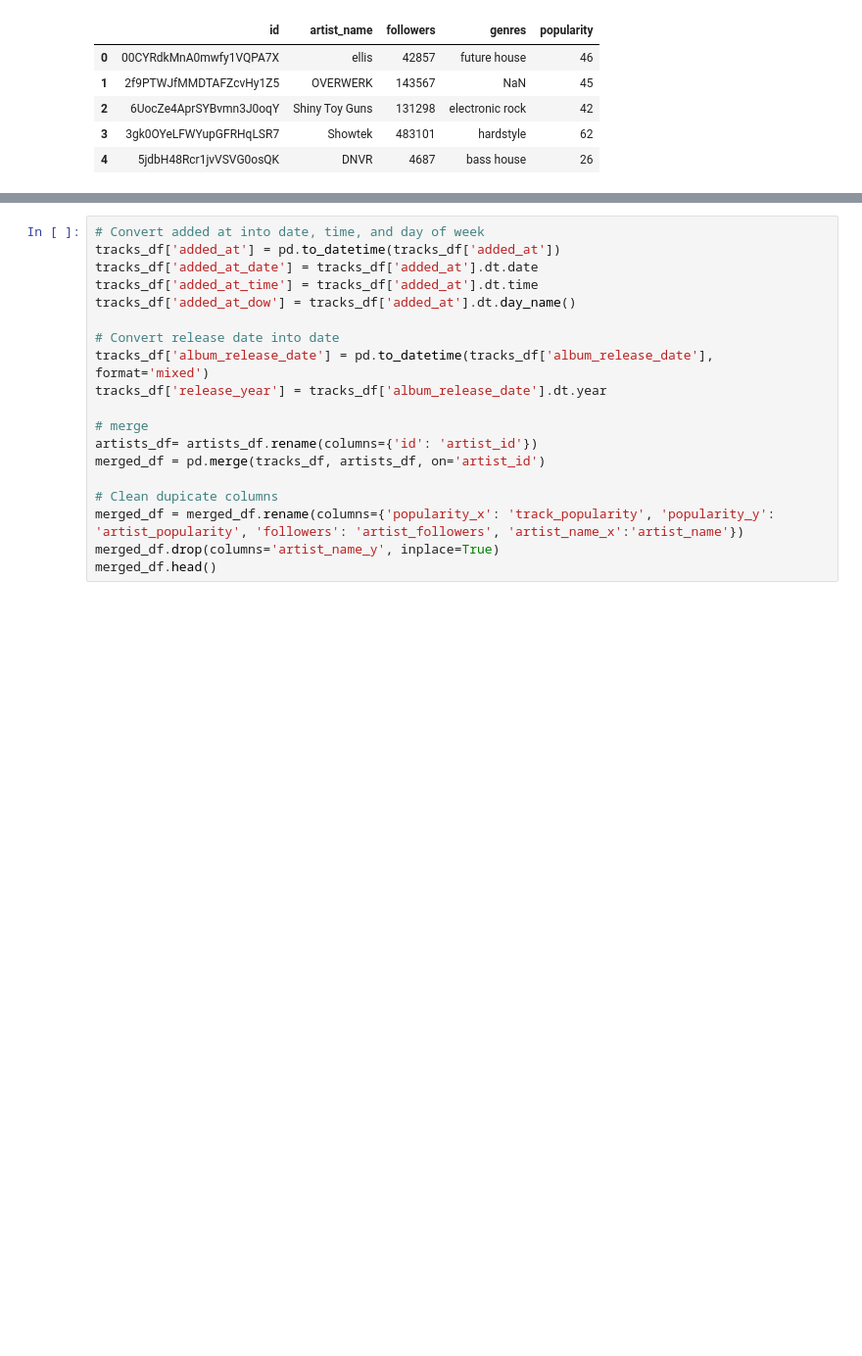
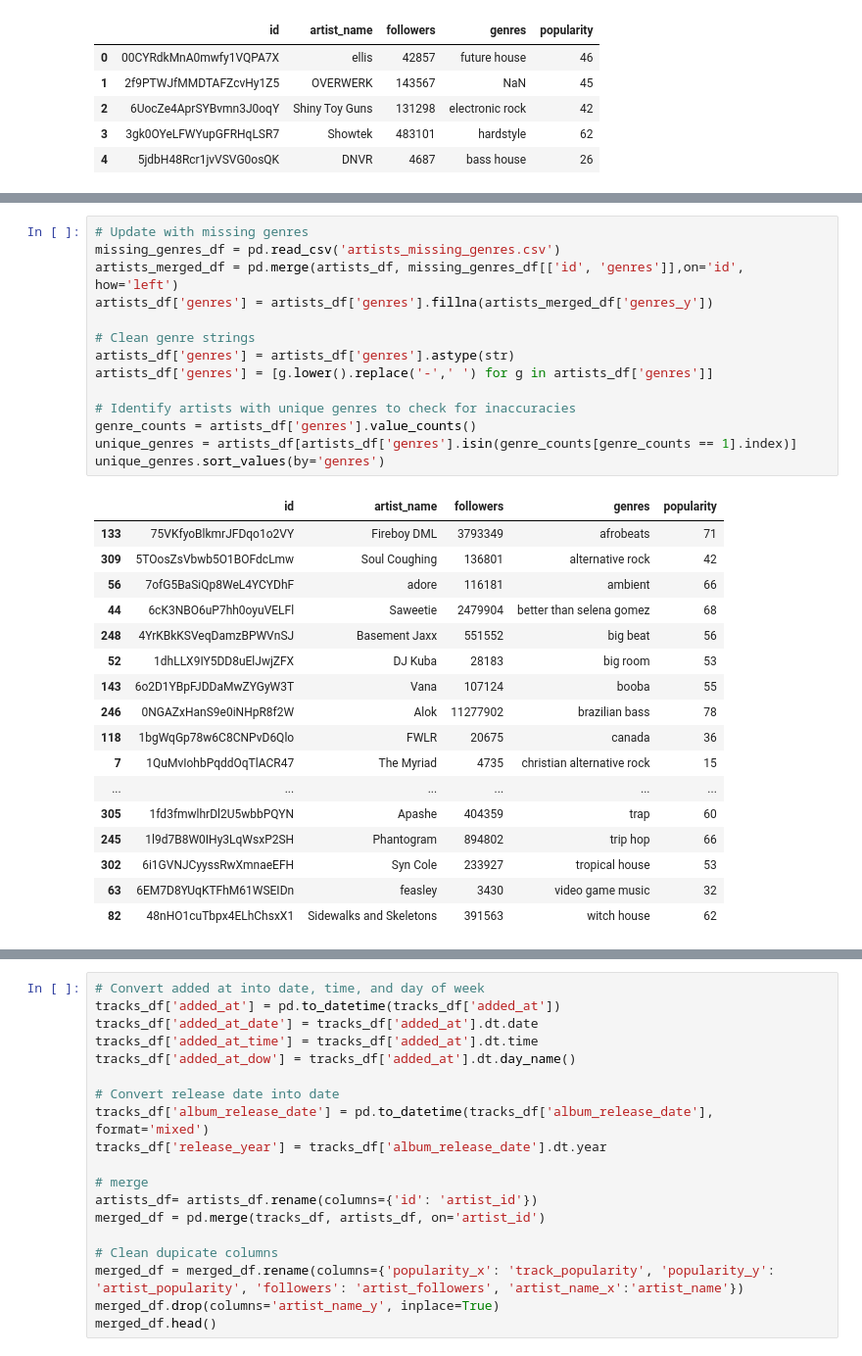
Before and after one commit to jacqhorizon/spotify-data-analysis, a Jupyter notebook: analysis.ipynb, the cells around one changed output, grey strips where cells are left out. Shown at 98% size. Cells and saved outputs as stored; diff of their text form; blank space fills up the shorter version.

```diff
--- a/analysis.ipynb
+++ b/analysis.ipynb
@@ -25,0 +39,32 @@ artists_df.head()
+# %%
+# Update with missing genres
+missing_genres_df = pd.read_csv('artists_missing_genres.csv')
+artists_merged_df = pd.merge(artists_df, missing_genres_df[['id', 'genres']],on='id', how='left')
+artists_df['genres'] = artists_df['genres'].fillna(artists_merged_df['genres_y'])
+
+# Clean genre strings
+artists_df['genres'] = artists_df['genres'].astype(str)
+artists_df['genres'] = [g.lower().replace('-',' ') for g in artists_df['genres']]
+
+# Identify artists with unique genres to check for inaccuracies
+genre_counts = artists_df['genres'].value_counts()
+unique_genres = artists_df[artists_df['genres'].isin(genre_counts[genre_counts == 1].index)]
+unique_genres.sort_values(by='genres')
+# %% [output]
+|  | id | artist_name | followers | genres | popularity |
+| 133 | 75VKfyoBlkmrJFDqo1o2VY | Fireboy DML | 3793349 | afrobeats | 71 |
+| 309 | 5TOosZsVbwb5O1BOFdcLmw | Soul Coughing | 136801 | alternative rock | 42 |
+| 56 | 7ofG5BaSiQp8WeL4YCYDhF | adore | 116181 | ambient | 66 |
+| 44 | 6cK3NBO6uP7hh0oyuVELFl | Saweetie | 2479904 | better than selena gomez | 68 |
+| 248 | 4YrKBkKSVeqDamzBPWVnSJ | Basement Jaxx | 551552 | big beat | 56 |
+| 52 | 1dhLLX9IY5DD8uElJwjZFX | DJ Kuba | 28183 | big room | 53 |
+| 143 | 6o2D1YBpFJDDaMwZYGyW3T | Vana | 107124 | booba | 55 |
+| 246 | 0NGAZxHanS9e0iNHpR8f2W | Alok | 11277902 | brazilian bass | 78 |
+| 118 | 1bgWqGp78w6C8CNPvD6Qlo | FWLR | 20675 | canada | 36 |
+| 7 | 1QuMvIohbPqddOqTlACR47 | The Myriad | 4735 | christian alternative rock | 15 |
+| ... | ... | ... | ... | ... | ... |
+| 305 | 1fd3fmwlhrDl2U5wbbPQYN | Apashe | 404359 | trap | 60 |
+| 245 | 1l9d7B8W0IHy3LqWsxP2SH | Phantogram | 894802 | trip hop | 66 |
+| 302 | 6i1GVNJCyyssRwXmnaeEFH | Syn Cole | 233927 | tropical house | 53 |
+| 63 | 6EM7D8YUqKTFhM61WSEIDn | feasley | 3430 | video game music | 32 |
+| 82 | 48nHO1cuTbpx4ELhChsxX1 | Sidewalks and Skeletons | 391563 | witch house | 62 |
```
Also changed, not shown: parts of 9 cells of this notebook, 2 other files.
